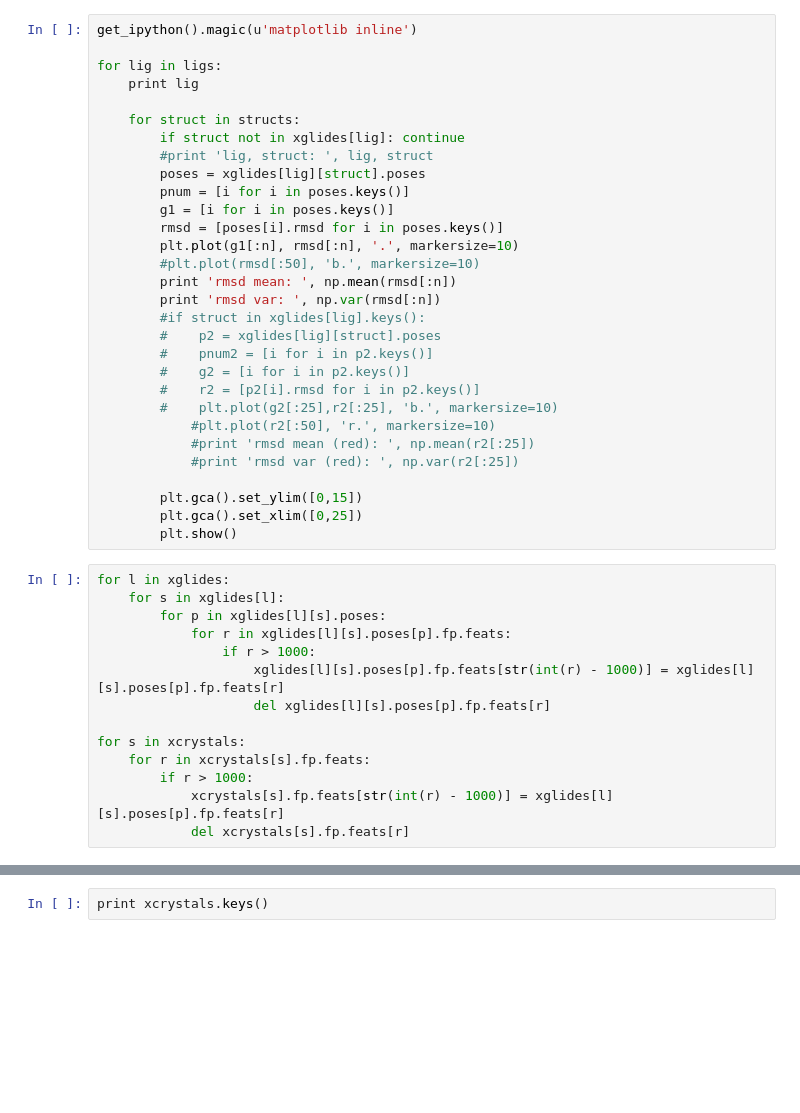
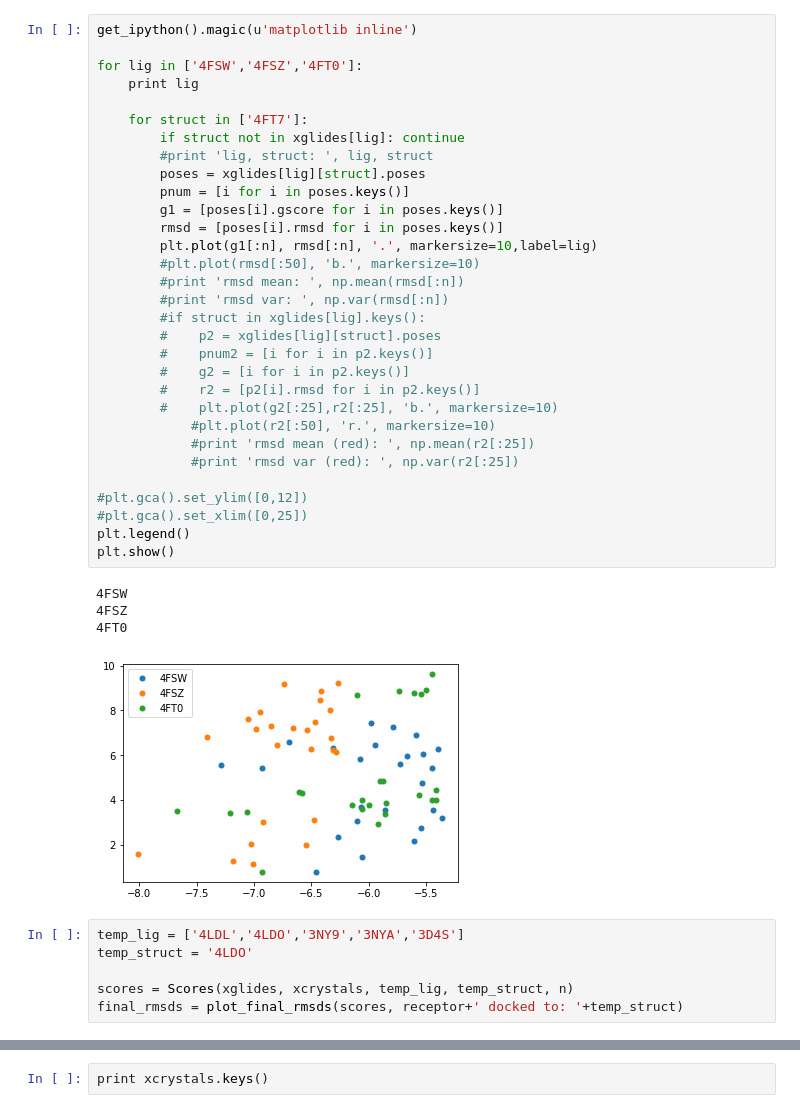
Before and after one commit to orangese/combind_multistruct_benchmarking, a Jupyter notebook: notebooks/main.ipynb, the cells around one changed output, grey strips where cells are left out. Cells and saved outputs as stored; diff of their text form; blank space fills up the shorter version.

```diff
--- a/notebooks/main.ipynb
+++ b/notebooks/main.ipynb
@@ -88,44 +99,42 @@ got lucky on 1 of 132 pairs.
 # %%
 get_ipython().magic(u'matplotlib inline')
 
-for lig in ligs:
+for lig in ['4FSW','4FSZ','4FT0']:
     print lig
 
-    for struct in structs:
+    for struct in ['4FT7']:
         if struct not in xglides[lig]: continue
         #print 'lig, struct: ', lig, struct
         poses = xglides[lig][struct].poses
         pnum = [i for i in poses.keys()]
-        g1 = [i for i in poses.keys()]
+        g1 = [poses[i].gscore for i in poses.keys()]
         rmsd = [poses[i].rmsd for i in poses.keys()]
-        plt.plot(g1[:n], rmsd[:n], '.', markersize=10)
+        plt.plot(g1[:n], rmsd[:n], '.', markersize=10,label=lig)
         #plt.plot(rmsd[:50], 'b.', markersize=10)
-        print 'rmsd mean: ', np.mean(rmsd[:n])
-        print 'rmsd var: ', np.var(rmsd[:n])
+        #print 'rmsd mean: ', np.mean(rmsd[:n])
+        #print 'rmsd var: ', np.var(rmsd[:n])
         #if struct in xglides[lig].keys():
         #    p2 = xglides[lig][struct].poses
         #    pnum2 = [i for i in p2.keys()]
         #    g2 = [i for i in p2.keys()]
         #    r2 = [p2[i].rmsd for i in p2.keys()]
         #    plt.plot(g2[:25],r2[:25], 'b.', markersize=10)
             #plt.plot(r2[:50], 'r.', markersize=10)
             #print 'rmsd mean (red): ', np.mean(r2[:25])
             #print 'rmsd var (red): ', np.var(r2[:25])
 
-        plt.gca().set_ylim([0,15])
-        plt.gca().set_xlim([0,25])
-        plt.show()
+#plt.gca().set_ylim([0,12])
+#plt.gca().set_xlim([0,25])
+plt.legend()
+plt.show()
+# %% [output]
+4FSW
+4FSZ
+4FT0
+[figure, added]
-# %%
-for l in xglides:
-    for s in xglides[l]:
-        for p in xglides[l][s].poses:
-            for r in xglides[l][s].poses[p].fp.feats:
-                if r > 1000:
-                    xglides[l][s].poses[p].fp.feats[str(int(r) - 1000)] = xglides[l][s].poses[p].fp.feats[r]
-                    del xglides[l][s].poses[p].fp.feats[r]
-
-for s in xcrystals:
-    for r in xcrystals[s].fp.feats:
-        if r > 1000:
-            xcrystals[s].fp.feats[str(int(r) - 1000)] = xglides[l][s].poses[p].fp.feats[r]
-            del xcrystals[s].fp.feats[r]
+# %%
+temp_lig = ['4LDL','4LDO','3NY9','3NYA','3D4S']
+temp_struct = '4LDO'
+
+scores = Scores(xglides, xcrystals, temp_lig, temp_struct, n)
+final_rmsds = plot_final_rmsds(scores, receptor+' docked to: '+temp_struct)
```
Also changed, not shown: parts of 11 cells of this notebook, 5 other files.
